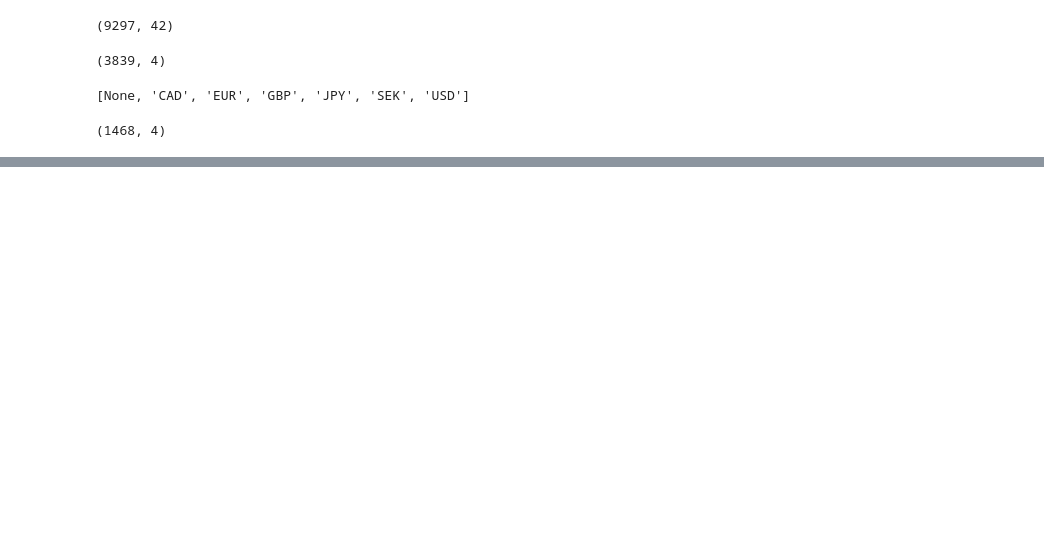
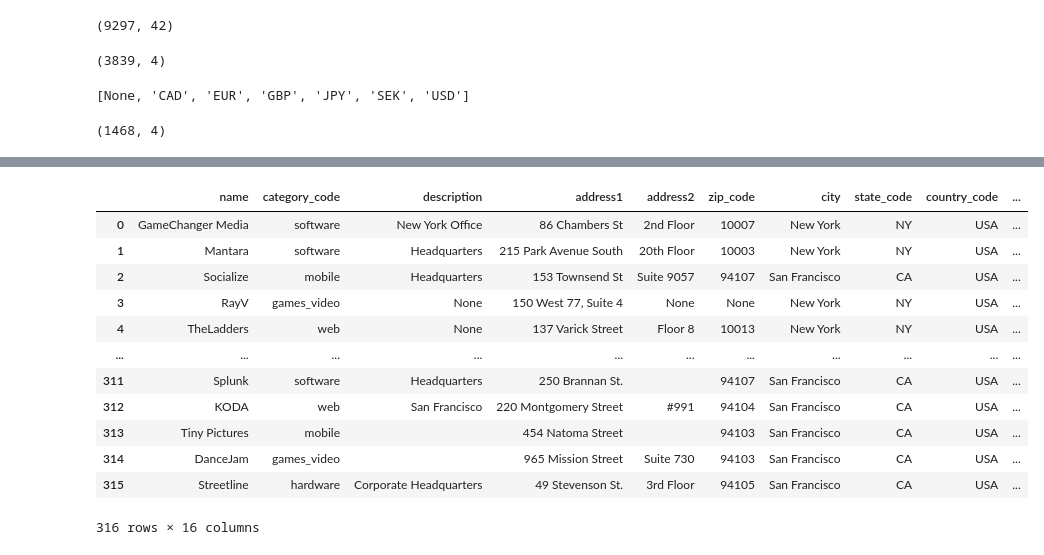
Before and after one commit to patricrp/GeoSpartial_project, a Jupyter notebook: GeoSpartial_CrunchBaseCompanies.ipynb, the cells around one changed output, grey strips where cells are left out. Drawn from its saved outputs; the diff is of its cells as text; code cells hidden in the pictures; blank space fills up the shorter version.

```diff
--- a/GeoSpartial_CrunchBaseCompanies.ipynb
+++ b/GeoSpartial_CrunchBaseCompanies.ipynb
@@ -161,0 +168,4 @@ heat_m
+# %%
+cleanData['oldcompanies'] = cleanData['location'].apply(lambda x: officesComp(x, 'oldestOffices', 2000))
+cleanData['starbucks'] = cleanData['location'].apply(lambda x: officesComp(x, 'oldestOffices', 500))
+cleanData['airports'] = cleanData['location'].apply(lambda x: officesComp(x, 'airports', 10000))
@@ -161,0 +181,11 @@ heat_m
+# %%
+def requestMap(lat, long):
+    '''Requesting nearby night clubs to offices'''
+    token = os.getenv('MAPS_KEY')
+    url = f'https://maps.googleapis.com/maps/api/place/nearbysearch/json?key={token}&location={lat},{long}&radius=1000&type=night_club'
+    res = requests.get(url)
+    if res != 200:
+        raise ValueError('Bad Response')
+    return res.json()
+# %%
+cleanData['trainstation'] = cleanData[['latitude', 'longitude']].apply(lambda x: requestMap(x.latitude, x.longitude), axis=1)
@@ -161,0 +194,7 @@ heat_m
+# %%
+# Assign a weight
+airport = 0.8
+starbuck = 0.6
+oldcompanies = 0.9
+
+cleanData['Ranking'] = cleanData['airports'].rank(method='max') * airport + cleanData['starbucks'].rank(method='max') * starbuck - cleanData['oldcompanies'].rank(method='max') * oldcompanies
@@ -161,0 +210,16 @@ heat_m
+# %%
+cleanData.sort_values(by=['Ranking'], ascending=False).reset_index(drop=True)
+# %% [output]
+|  | name | category_code | description | address1 | address2 | zip_code | city | state_code | country_code | ... |
+| 0 | GameChanger Media | software | New York Office | 86 Chambers St | 2nd Floor | 10007 | New York | NY | USA | ... |
+| 1 | Mantara | software | Headquarters | 215 Park Avenue South | 20th Floor | 10003 | New York | NY | USA | ... |
+| 2 | Socialize | mobile | Headquarters | 153 Townsend St | Suite 9057 | 94107 | San Francisco | CA | USA | ... |
+| 3 | RayV | games_video | None | 150 West 77, Suite 4 | None | None | New York | NY | USA | ... |
+| 4 | TheLadders | web | None | 137 Varick Street | Floor 8 | 10013 | New York | NY | USA | ... |
+| ... | ... | ... | ... | ... | ... | ... | ... | ... | ... | ... |
+| 311 | Splunk | software | Headquarters | 250 Brannan St. |  | 94107 | San Francisco | CA | USA | ... |
+| 312 | KODA | web | San Francisco | 220 Montgomery Street | #991 | 94104 | San Francisco | CA | USA | ... |
+| 313 | Tiny Pictures | mobile |  | 454 Natoma Street |  | 94103 | San Francisco | CA | USA | ... |
+| 314 | DanceJam | games_video |  | 965 Mission Street | Suite 730 | 94103 | San Francisco | CA | USA | ... |
+| 315 | Streetline | hardware | Corporate Headquarters | 49 Stevenson St. | 3rd Floor | 94105 | San Francisco | CA | USA | ... |
+316 rows × 16 columns
```
Also changed, not shown: parts of 10 cells of this notebook, 2 other files.
